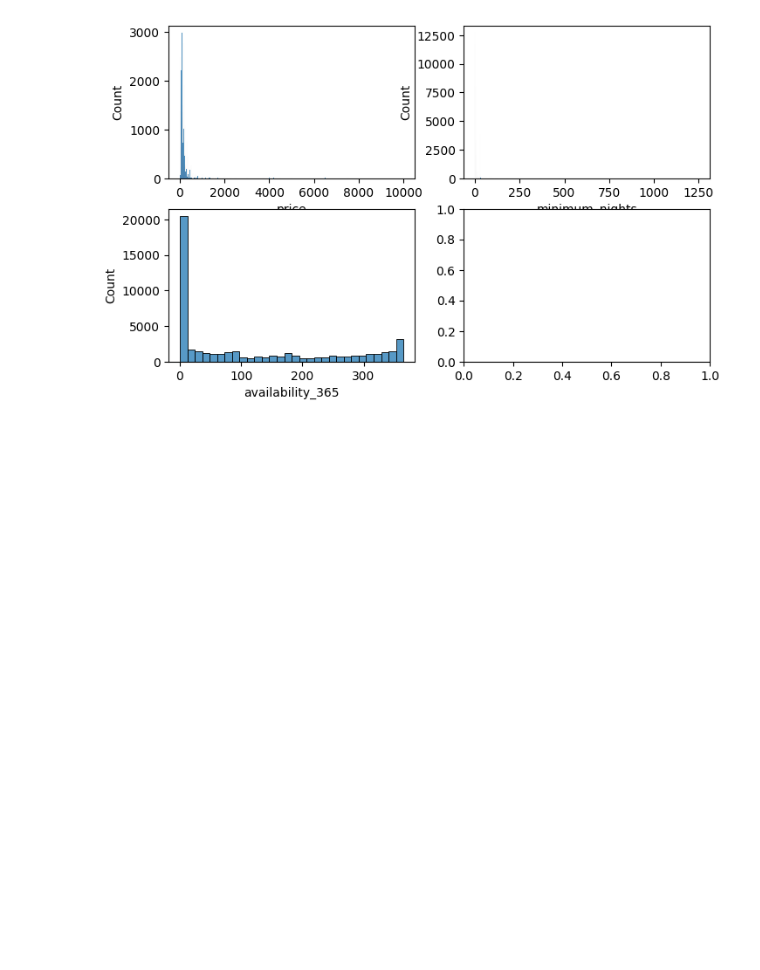
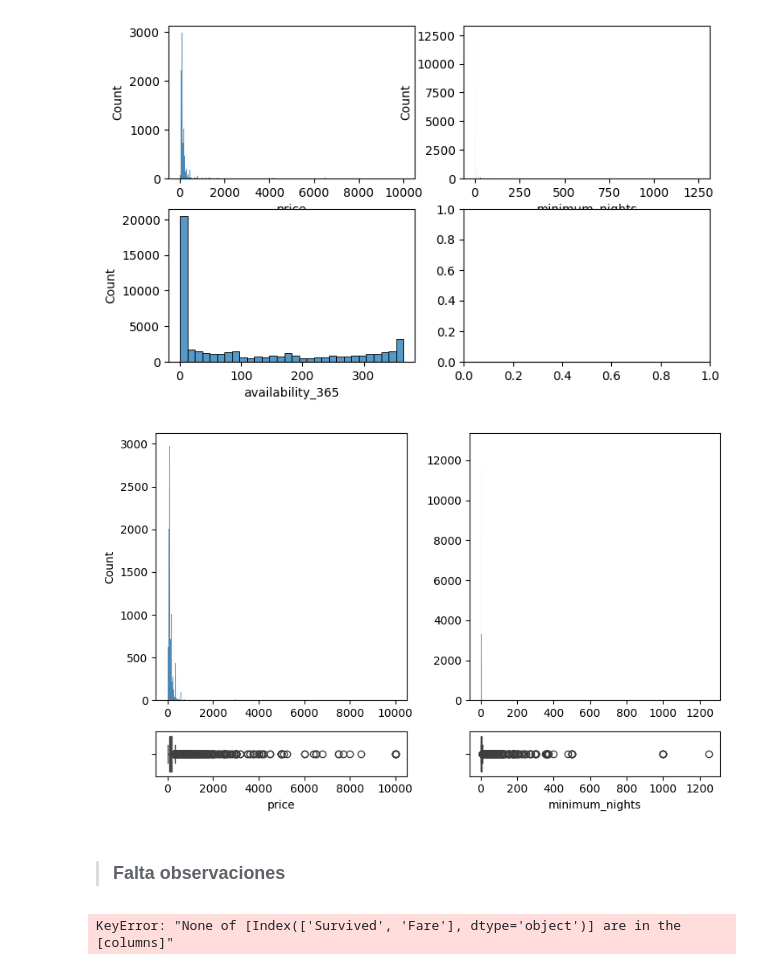
Before and after one commit to 4GeeksAcademy/sarayruiz---Machine-Learning, a Jupyter notebook: src/00-eda-airbnb-ny.ipynb, the cells around one changed output. Cells and saved outputs as stored; diff of their text form; code cells hidden in the pictures; blank space fills up the shorter version.

```diff
--- a/src/00-eda-airbnb-ny.ipynb
+++ b/src/00-eda-airbnb-ny.ipynb
@@ -118,6 +136,3 @@ df_airbnb.drop("id", axis=1).duplicated().sum()
 np.int64(0)
 # %% [markdown]
 ### 5º Limpiar datos innecesarios
-# %%
-df_airbnb.drop(["neighbourhood", "latitude", "longitude"], axis=1, inplace=True)
-df_airbnb
@@ -137,0 +150,4 @@ df_airbnb
+# %%
+# Paso los barrios a datos numericos para que puedan ser luego analizados.
+df_airbnb['number_barrio'] = pd.factorize(df_airbnb['neighbourhood_group'])[0]
+df_airbnb['number_barrio'].value_counts()
@@ -137,0 +171,4 @@ df_airbnb
+# %%
+# Paso los tipos de habitaciones a  datos numericos para que puedan ser luego analizados.
+df_airbnb['number_tipohab'] = pd.factorize(df_airbnb['room_type'])[0]
+df_airbnb['number_tipohab'].value_counts()
@@ -200,0 +270,15 @@ sns.histplot(ax=axis[1, 0], data=df_airbnb, x="reviews_per_month").set_xlim(-0.1
+# %%
+# Variables Numéricas 2º
+
+fig, axis = plt.subplots(2, 2, figsize=(8, 5), gridspec_kw={'height_ratios': [6, 1]})
+
+# Crear una figura múltiple con histogramas y diagramas de caja
+sns.histplot(ax=axis[0, 0], data=df_airbnb, x="price").set(xlabel=None)
+sns.boxplot(ax=axis[1, 0], data=df_airbnb, x="price")
+sns.histplot(ax=axis[0, 1], data=df_airbnb, x="minimum_nights").set(xlabel=None, ylabel=None)
+sns.boxplot(ax=axis[1, 1], data=df_airbnb, x="minimum_nights")
+
+plt.tight_layout()
+plt.show()
+# %% [output]
+[figure, added]
@@ -200,0 +287,22 @@ sns.histplot(ax=axis[1, 0], data=df_airbnb, x="reviews_per_month").set_xlim(-0.1
+# %% [markdown]
+> ### Falta observaciones
+# %%
+# Analisis de Variables Multivariables
+
+# Generamos las correlaciones
+corr_survived_fare = df[["Survived", "Fare"]].corr()
+corr_survived_age = df[["Survived", "Age"]].corr()
+
+# Crear un diagrama de dispersión múltiple
+fig, axis = plt.subplots(2, 2, figsize=(10, 7))
+
+sns.regplot(ax=axis[0, 0], data=df, x="Fare", y="Survived", line_kws={'color': 'yellow'})
+sns.heatmap(ax=axis[1, 0], data=corr_survived_fare, annot=True, fmt=".2f", cbar=False)
+
+sns.regplot(ax=axis[0, 1], data=df, x="Age", y="Survived", line_kws={'color': 'red'}).set(ylabel=None)
+sns.heatmap(ax=axis[1, 1], data=corr_survived_age, annot=True, fmt=".2f")
+
+plt.tight_layout()
+plt.show()
+# %% [output]
+KeyError: "None of [Index(['Survived', 'Fare'], dtype='object')] are in the [columns]"
```
Also changed, not shown: parts of 18 cells of this notebook, 2 other files.
